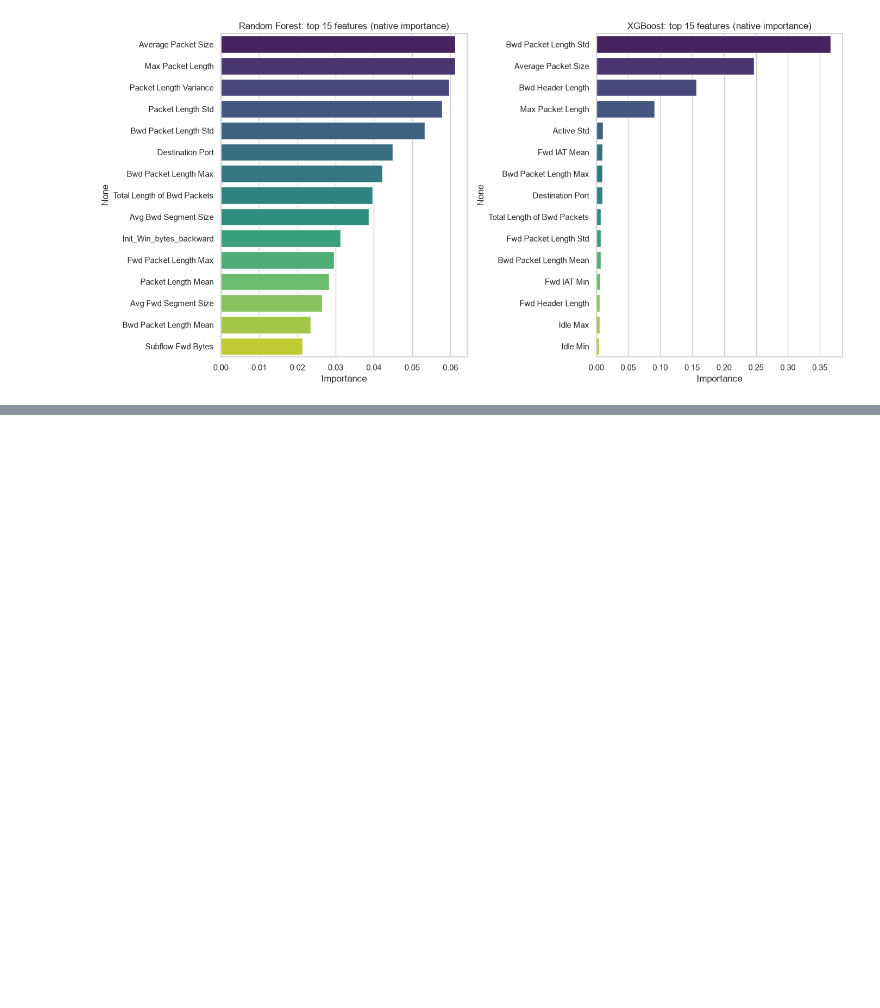
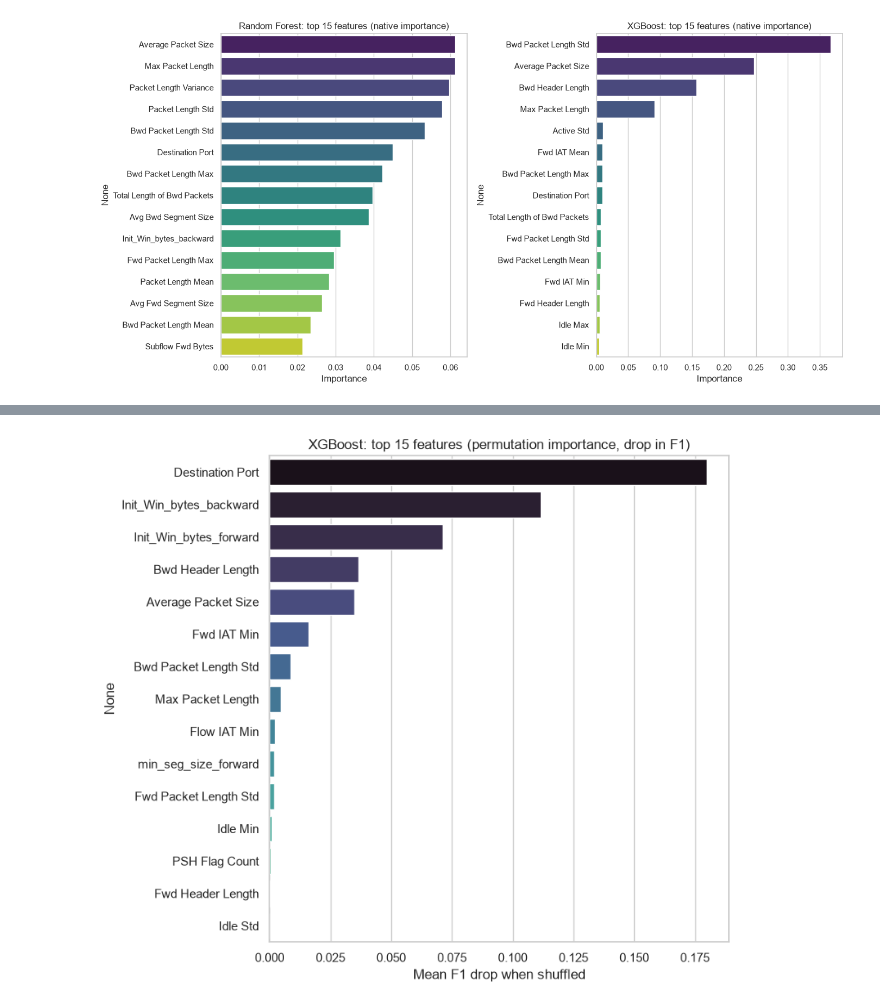
Before and after one commit to ArmenskiDev/NetworkIntrusionDetection, a Jupyter notebook: notebooks/intrusion_detection_model.ipynb, the cells around one changed output, grey strips where cells are left out. Drawn from its saved outputs; the diff is of its cells as text; code cells hidden in the pictures; blank space fills up the shorter version.

```diff
--- a/notebooks/intrusion_detection_model.ipynb
+++ b/notebooks/intrusion_detection_model.ipynb
@@ -445,0 +393,22 @@ The last step saves the best model, its feature order, and the scaler so it can
+# %%
+from sklearn.inspection import permutation_importance
+
+best_info = trained[BEST_MODEL_NAME]
+X_eval = pd.DataFrame(X_test_scaled, columns=X.columns) if best_info["uses_scaled"] else X_test
+sample_idx = np.random.RandomState(RANDOM_STATE).choice(len(X_eval), size=5000, replace=False)
+
+perm_result = permutation_importance(
+    best_info["model"], X_eval.iloc[sample_idx], y_test.values[sample_idx],
+    scoring="f1", n_repeats=5, random_state=RANDOM_STATE, n_jobs=-1,
+)
+perm_importances = pd.Series(perm_result.importances_mean, index=X.columns).sort_values(ascending=False).head(15)
+
+fig, ax = plt.subplots(figsize=(8, 7))
+sns.barplot(x=perm_importances.values, y=perm_importances.index, hue=perm_importances.index,
+            palette="mako", legend=False, ax=ax)
+ax.set_title(f"{BEST_MODEL_NAME}: top 15 features (permutation importance, drop in F1)")
+ax.set_xlabel("Mean F1 drop when shuffled")
+plt.tight_layout()
+plt.show()
+# %% [output]
+[figure, added]
```
Also changed, not shown: parts of 49 cells of this notebook, 1 other file.
